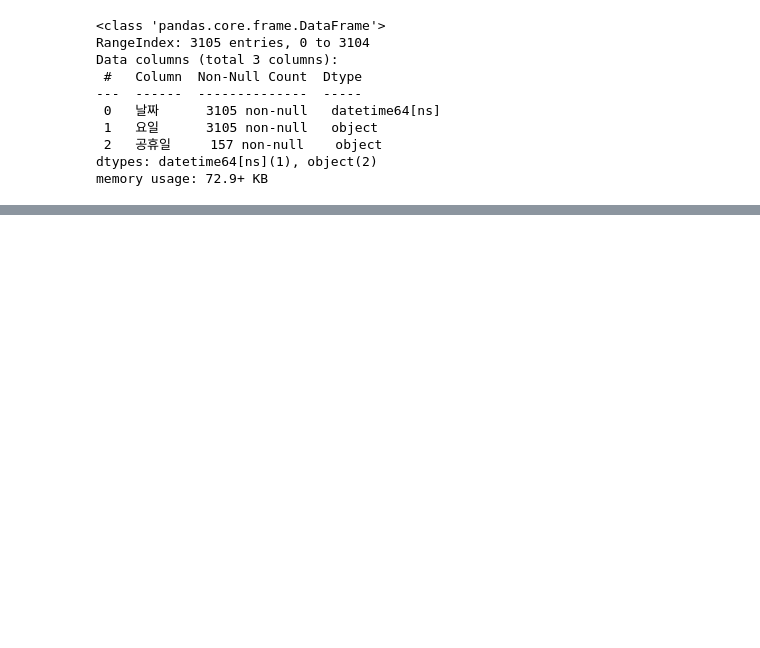
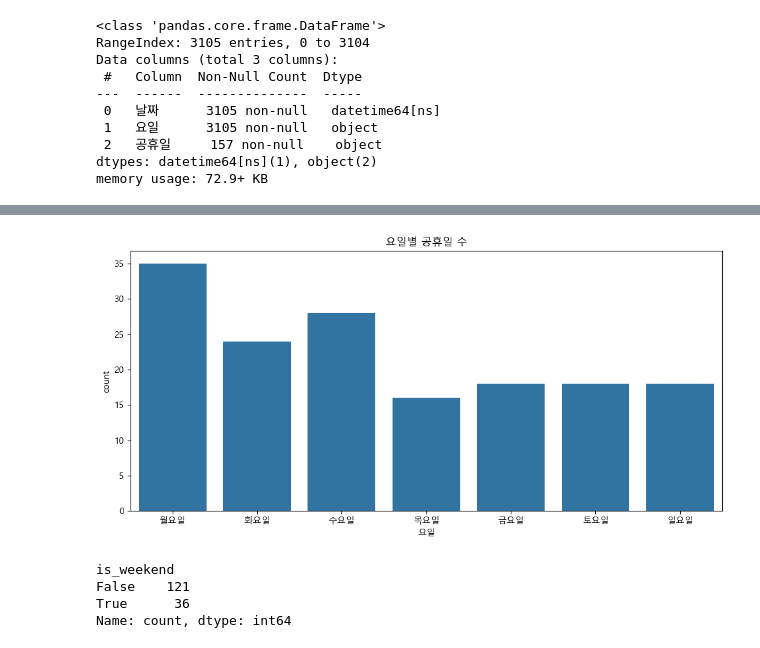
Before and after one commit to mimimoo02/youngwon, a Jupyter notebook: code/data_info.ipynb, the cells around one changed output, grey strips where cells are left out. Cells and saved outputs as stored; diff of their text form; code cells hidden in the pictures; blank space fills up the shorter version.

```diff
--- a/code/data_info.ipynb
+++ b/code/data_info.ipynb
@@ -51,0 +190,23 @@ memory usage: 72.9+ KB
+# %%
+### 요일별 공휴일 분포 ###
+# 주말과 겹치는 공휴일이 많은지 파악 가능 #
+weekday_order = ['월요일','화요일','수요일','목요일','금요일','토요일','일요일']
+
+plt.figure(figsize=(10, 5))
+sns.countplot(data=holidays_df, x='요일', order=weekday_order)
+plt.title("요일별 공휴일 수")
+plt.tight_layout()
+plt.show()
+## 결과가 생각보다 월,화,수 비율이 높아서 주말 연결해 휴일로 활용했을 가능성 높음 ##
+# %% [output]
+[figure, added]
+# %%
+### 주말이랑 겹치는 공휴일 확인 ###
+holidays_df['is_weekend'] = holidays_df['요일'].isin(['토요일', '일요일'])
+
+print(holidays_df['is_weekend'].value_counts())
+# %% [output]
+is_weekend
+False    121
+True      36
+Name: count, dtype: int64
```
Also changed, not shown: parts of 17 cells of this notebook.
